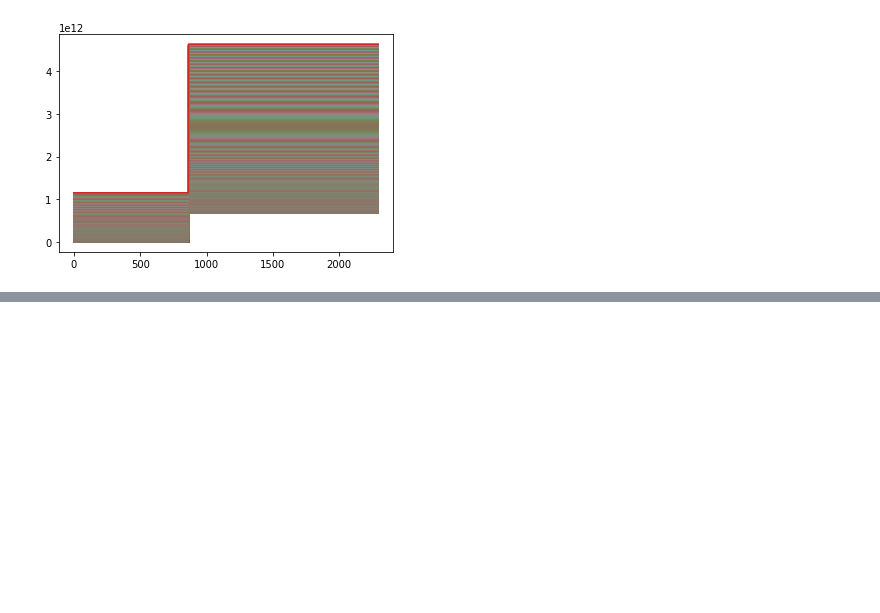
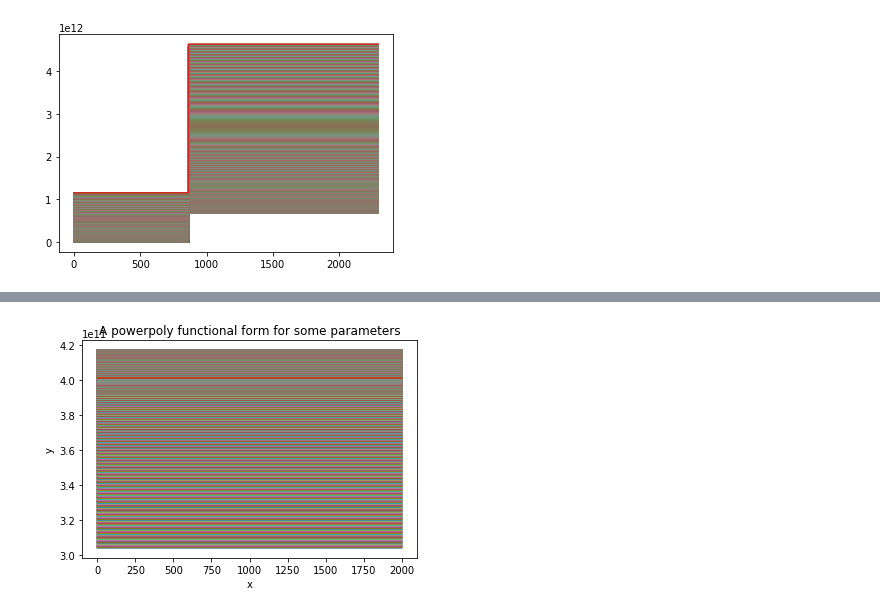
Before and after one commit to sdorsher/SpatialLanguageMachineLearning, a Jupyter notebook: PhraseQuest.ipynb, the cells around one changed output, grey strips where cells are left out. Saved outputs shown, nothing was run; the diff lists cells and outputs as text; code cells hidden in the pictures; blank space fills up the shorter version.

```diff
--- a/PhraseQuest.ipynb
+++ b/PhraseQuest.ipynb
@@ -911,0 +965,11 @@ git commit -m "Really nice implmentation of a spliced power law and pol"
+# %%
+def powerpoly(x,params,boundaryx):
+    [a1,b1,c1,d1,a2,b2,c2,d2]=params
+    xo=[]
+    for xi in x:
+
+        if(xi<boundaryx):
+            xo.append(f3(x,a2,b2,c2,d2))
+        else:
+            xo.append(powerlaw(x,a1,b1,c1,d1))
+    return xo
@@ -911,0 +1047,11 @@ git commit -m "Really nice implmentation of a spliced power law and pol"
+# %%
+c1, boundaryx=seed
+# %%
+d1=len(xdat)
+b1=1/24.
+a1=4.
+a2=polypowerboundary3derivconstraint(boundaryx,d1)
+b2=polypowerboundary2derivconstraint(boundaryx,d1,a2)
+c2=polypowerboundaryderivconstraint(boundaryx,d1,a2,b2)
+d2=polypowerboundaryconstraint(boundaryx,c1,d1,a2,b2,c2)
+params=[a1,b1,c1,d1,a2,b2,c2,d2]
@@ -911,0 +1069,9 @@ git commit -m "Really nice implmentation of a spliced power law and pol"
+# %%
+import matplotlib.pyplot as plt
+plt.title('A powerpoly functional form for some parameters')
+plt.xlabel('x')
+plt.ylabel('y')
+plt.plot(xdat, powerpoly(xdat,params,boundaryx))
+plt.show()
+# %% [output]
+[figure, added]
```
Also changed, not shown: parts of 35 cells of this notebook.
